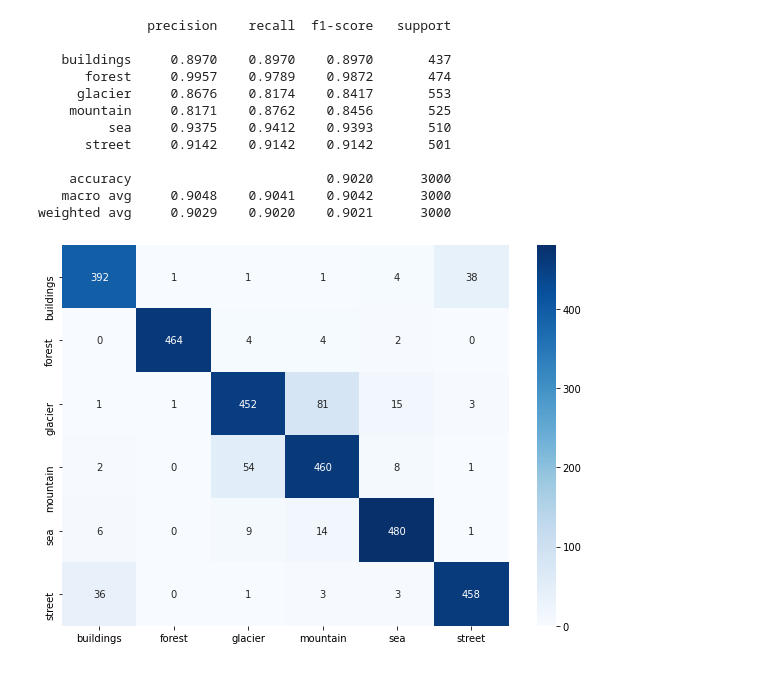
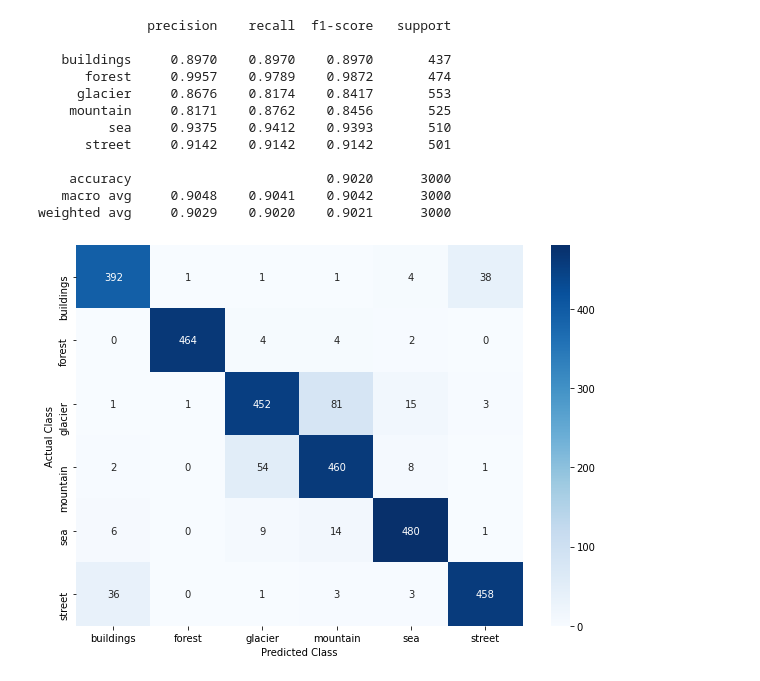
Before and after one commit to luangtatipsy/intel-image-classification, a Jupyter notebook: 101_result_analysis.ipynb, the cells around one changed output. Saved outputs shown, nothing was run; the diff lists cells and outputs as text; code cells hidden in the pictures.

```diff
--- a/101_result_analysis.ipynb
+++ b/101_result_analysis.ipynb
@@ -62,8 +62,10 @@ weighted avg     0.9029    0.9020    0.9021      3000
 # %%
 c_matrix = confusion_matrix(test_df['class'], test_df['predicted_class'], normalize=None)
 c_matrix_df = pd.DataFrame(c_matrix, columns=ImageClassifier.CLASSES, index=ImageClassifier.CLASSES)
 plt.figure(figsize=(10,7))
 sn.heatmap(c_matrix_df, annot=True, fmt="d", cmap="Blues")
+plt.ylabel("Actual Class")
+plt.xlabel("Predicted Class")
 plt.show()
 # %% [output]
-[figure, old version]
+[figure, new version]
```
Also changed, not shown: parts of 1 cell of this notebook.
